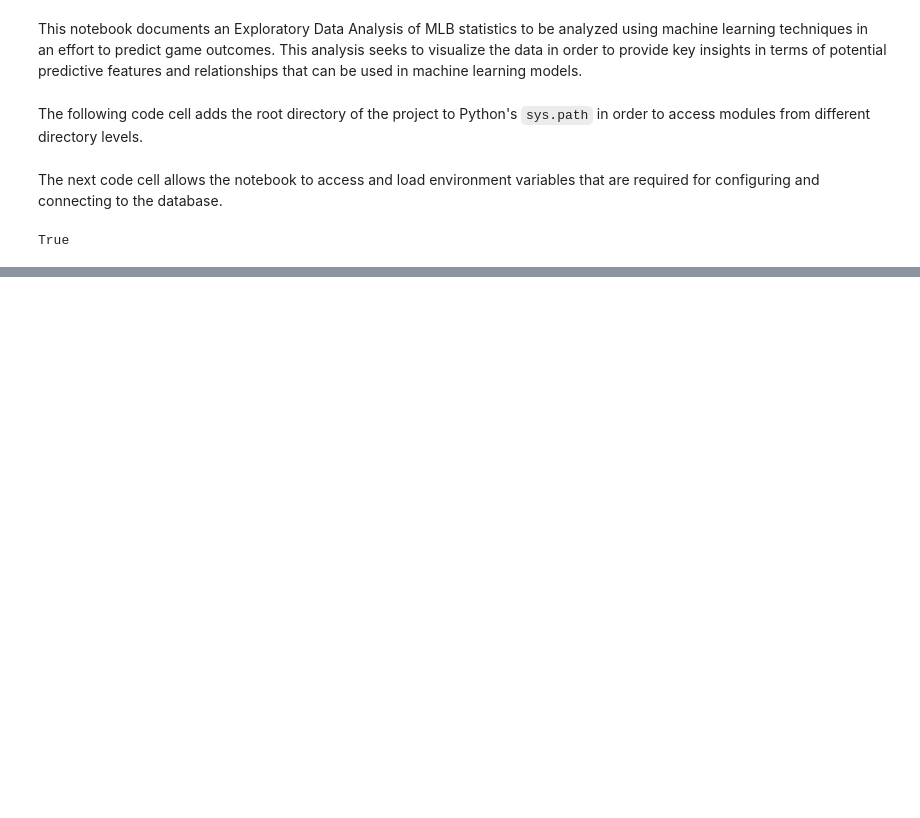
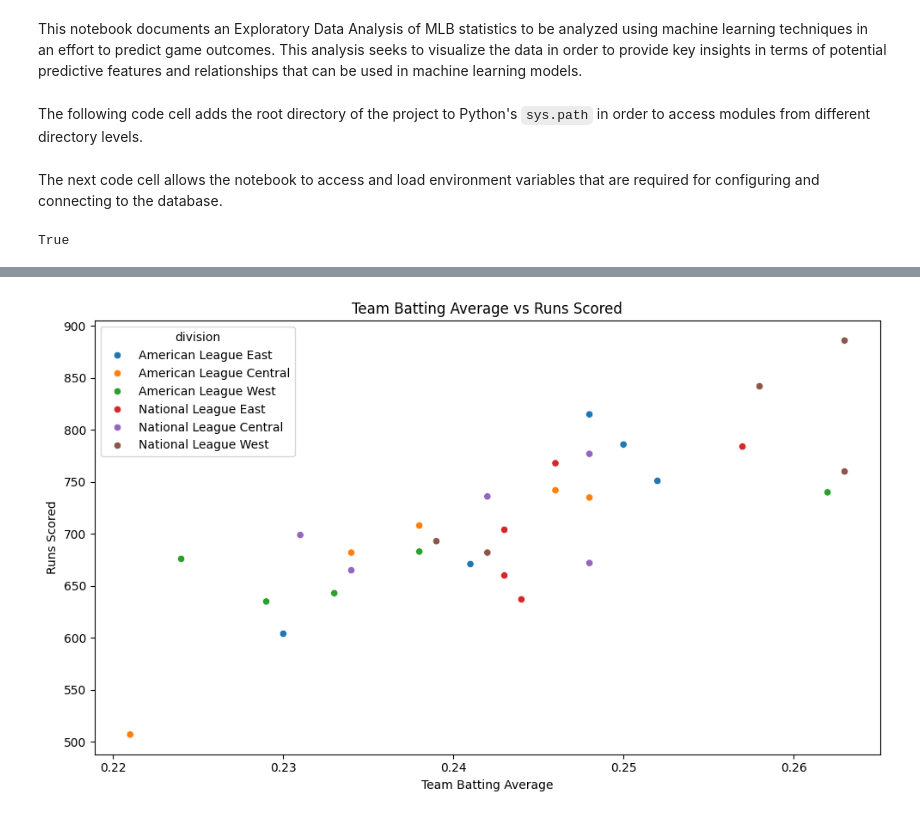
Before and after one commit to jbarkie/betbot, a Jupyter notebook: machine_learning/docs/notebooks/mlb-eda.ipynb, the cells around one changed output, grey strips where cells are left out. Cells and saved outputs as stored; diff of their text form; code cells hidden in the pictures; blank space fills up the shorter version.

Commit message:
Update notebook
Connect to database and explore basic patterns in team statistics.

```diff
--- a/machine_learning/docs/notebooks/mlb-eda.ipynb
+++ b/machine_learning/docs/notebooks/mlb-eda.ipynb
@@ -28,3 +28,10 @@ import seaborn as sns
 
 from shared.database import connect_to_db
 from machine_learning.data.models.mlb_models import MLBTeam, MLBOffensiveStats, MLBDefensiveStats, MLBSchedule
+# %%
+session = connect_to_db()
+
+teams_df = pd.read_sql_table('mlb_teams', session.bind)
+offensive_stats_df = pd.read_sql_table('mlb_offensive_stats', session.bind)
+defensive_stats_df = pd.read_sql_table('mlb_defensive_stats', session.bind)
+schedule_df = pd.read_sql_table('mlb_schedule', session.bind)
@@ -30,0 +50,5 @@ from machine_learning.data.models.mlb_models import MLBTeam, MLBOffensiveStats,
+# %%
+recent_offensive_stats = offensive_stats_df.sort_values('date').groupby('team_id').last().reset_index()
+merged_offensive = pd.merge(teams_df, recent_offensive_stats, left_on='id', right_on='team_id')
+
+merged_offensive.head()
@@ -30,0 +62,10 @@ from machine_learning.data.models.mlb_models import MLBTeam, MLBOffensiveStats,
+# %%
+plt.figure(figsize=(10, 6))
+sns.scatterplot(data=merged_offensive, x='team_batting_average', y='runs_scored', hue='division')
+plt.title('Team Batting Average vs Runs Scored')
+plt.xlabel('Team Batting Average')
+plt.ylabel('Runs Scored')
+plt.tight_layout()
+plt.show()
+# %% [output]
+[figure, added]
```
Also changed, not shown: parts of 4 cells of this notebook.
